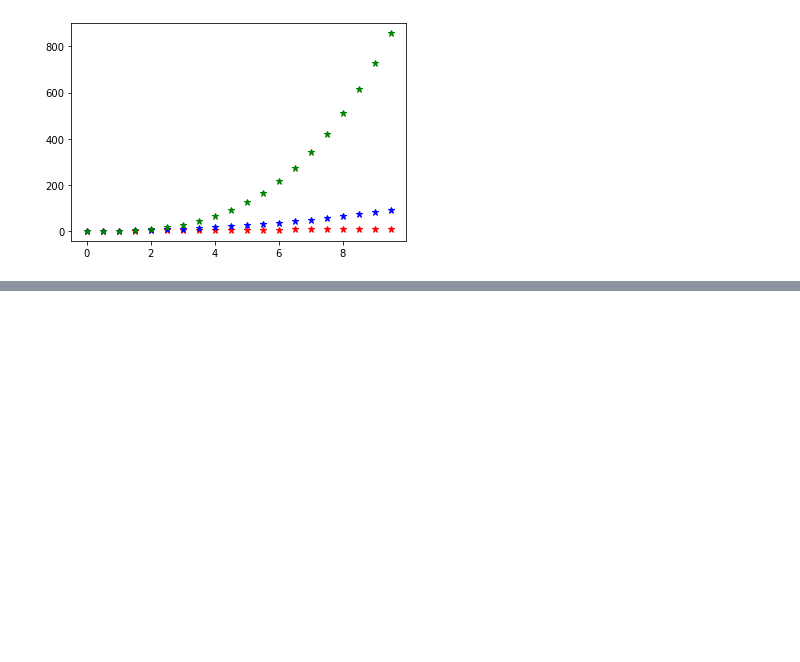
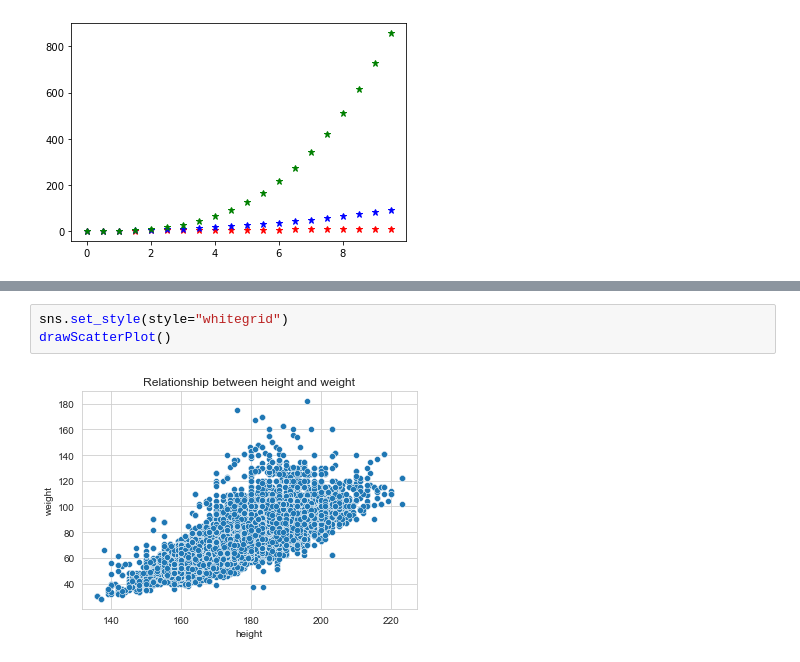
Before and after one commit to anildursunipek/Data-science-and-ML-notebook, a Jupyter notebook: Bootcamp/data_visualization.ipynb, the cells around one changed output, grey strips where cells are left out. Drawn from its saved outputs; the diff is of its cells as text; blank space fills up the shorter version.

```diff
--- a/Bootcamp/data_visualization.ipynb
+++ b/Bootcamp/data_visualization.ipynb
@@ -104,0 +160,5 @@ plt.show()
+# %%
+sns.set_style(style="whitegrid")
+drawScatterPlot()
+# %% [output]
+[figure, added]
```
Also changed, not shown: parts of 32 cells of this notebook.
